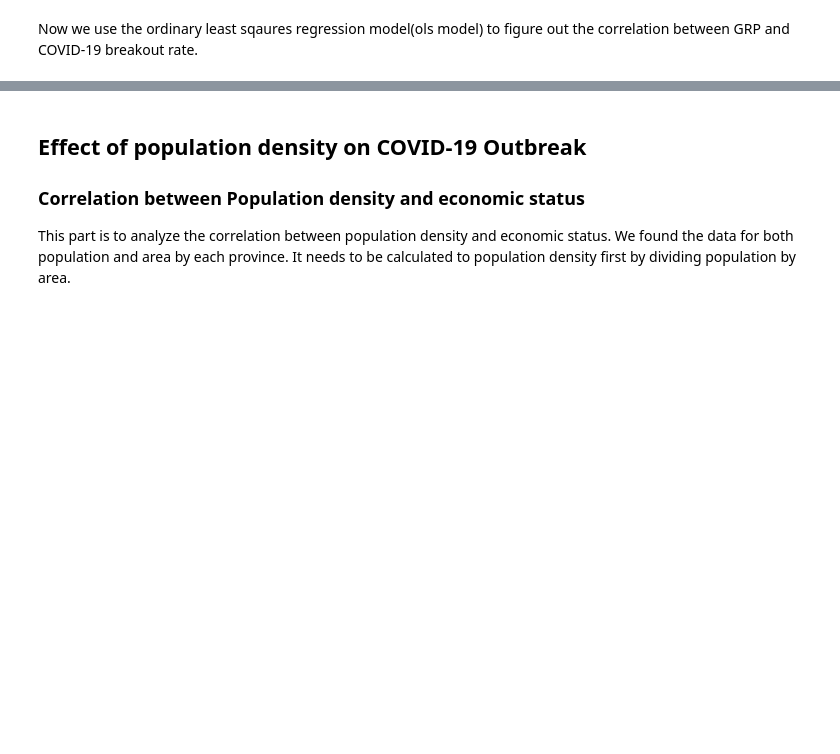
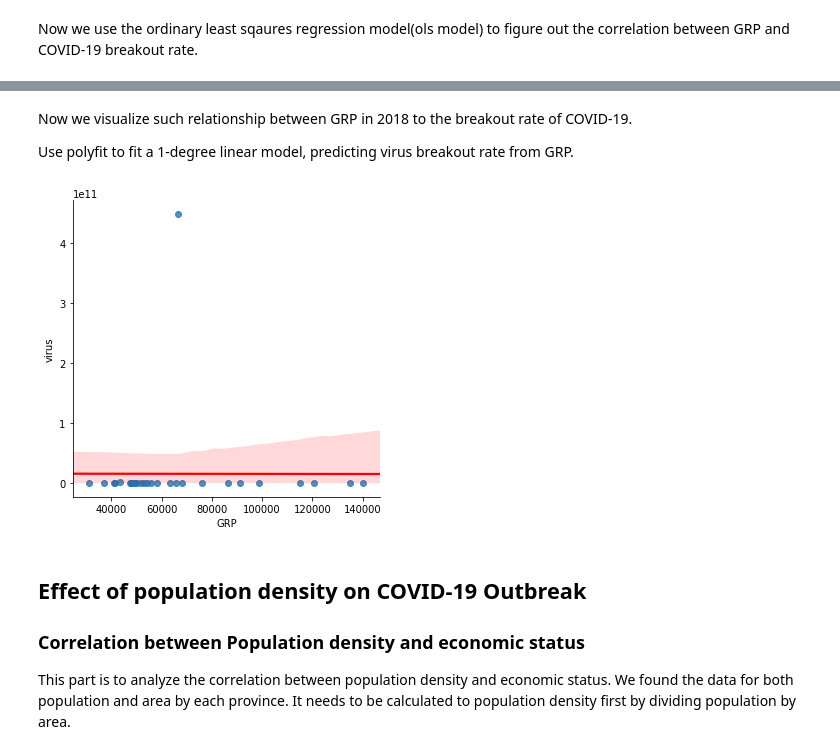
Before and after one commit to Alphaaaaabet/Regional-Economic-Status-and-COVID-19-Spread-Speed-in-China, a Jupyter notebook: FinalProject_group044.ipynb, the cells around one changed output, grey strips where cells are left out. Saved outputs shown, nothing was run; the diff lists cells and outputs as text; code cells hidden in the pictures; blank space fills up the shorter version.

```diff
--- a/FinalProject_group044.ipynb
+++ b/FinalProject_group044.ipynb
@@ -458,4 +449,17 @@ df
+# %%
+df = df.rename(columns = {'Province/Region/City':'Region'})
 # %% [markdown]
 ## Effect of Regional Gross Product(GRP) on COVID-19 outbreak
 # %% [markdown]
 Now we use the ordinary least sqaures regression model(ols model) to figure out the correlation between GRP and COVID-19 breakout rate.
+# %%
+#single out the GRP in 2018 for each province
+GRP_2018 = GRP[GRP.columns[:2]]
+#single out the virus breakout rate data that we're interested in
+virus = df[['Region','CAGR']]
+#add the data for virus breakout rate data to GRP dataframeby province
+GRP_virus = pd.merge(GRP_2018, virus, on = 'Region')
+#rename the columns to be more meaningful and easier for further analyses
+GRP_virus = GRP_virus.rename(columns = {'2018':'GRP'})
+GRP_virus = GRP_virus.rename(columns = {'CAGR':'virus'})
+GRP_virus
@@ -462,3 +514,20 @@ Now we use the ordinary least sqaures regression model(ols model) to figure out
+# %% [markdown]
+Now we visualize such relationship between GRP in 2018 to the breakout rate of COVID-19.
+
+Use polyfit to fit a 1-degree linear model, predicting virus breakout rate from GRP.
+# %%
+a2, b2 = np.polyfit(GRP_virus['GRP'], GRP_virus['virus'], 1)
+#plt.plot(GRP_virus['virus'],GRP_virus['GRP'],'.')
+#plt.title('GRP vs. virus breakout rate by Province')
+#plt.xlabel("COVID-19 breakout rate \n %" )
+#plt.ylabel("GRP (yuan)")
+#pred_virus_on_GRP = GRP_virus['GRP']*a2+b2
+#plt.plot(GRP_virus['GRP'],pred_virus_on_GRP,'red')
+#make a scatter plot
+sns.lmplot(x='GRP', y='virus', data=GRP_virus, fit_reg=True, line_kws={'color': 'red'})
+f5 = plt.gcf()
+# %% [output]
+[figure, added]
 # %% [markdown]
 ## Effect of population density on COVID-19 Outbreak
 
```
Also changed, not shown: parts of 8 cells of this notebook.
